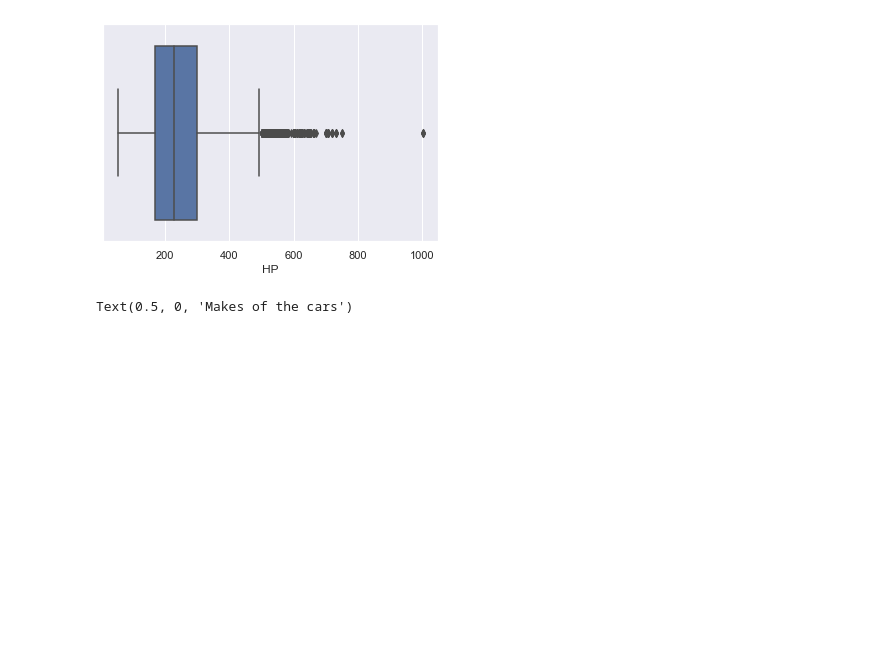
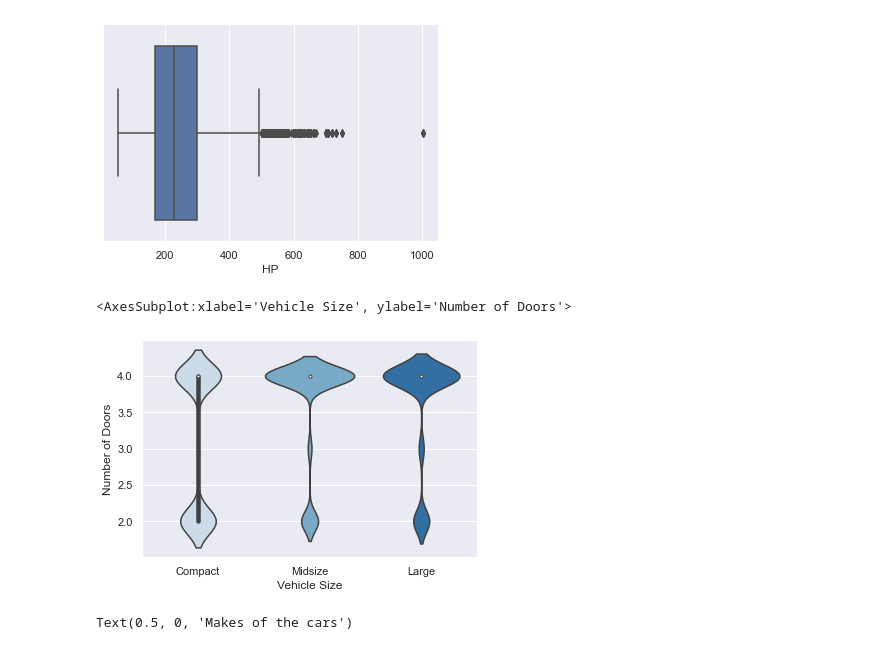
Before and after one commit to Star-cj/car-analysis, a Jupyter notebook: cars.ipynb, the cells around one changed output. Drawn from its saved outputs; the diff is of its cells as text; code cells hidden in the pictures; blank space fills up the shorter version.

Commit message:
violin design and power BI code

```diff
--- a/cars.ipynb
+++ b/cars.ipynb
@@ -218,6 +218,12 @@ sns.boxplot(x=car['HP'])
 # %% [output]
 <AxesSubplot:xlabel='HP'>
 [figure]
+# %%
+# Showing the violin plot of the two dataset
+sns.violinplot(x=data_car["Vehicle Size"], y=data_car["Number of Doors"],palette='Blues')
+# %% [output]
+<AxesSubplot:xlabel='Vehicle Size', ylabel='Number of Doors'>
+[figure, added]
 # %%
 # Plotting a Histogram for the number of cars per brand
 # .nlargest(40) means for the first 40 largest car manufactured
```
Also changed, not shown: parts of 2 cells of this notebook, 1 other file.
